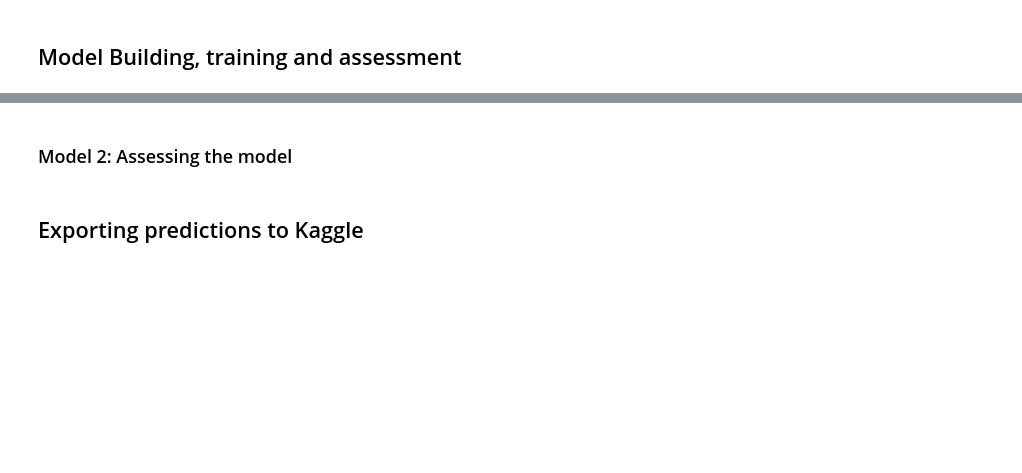
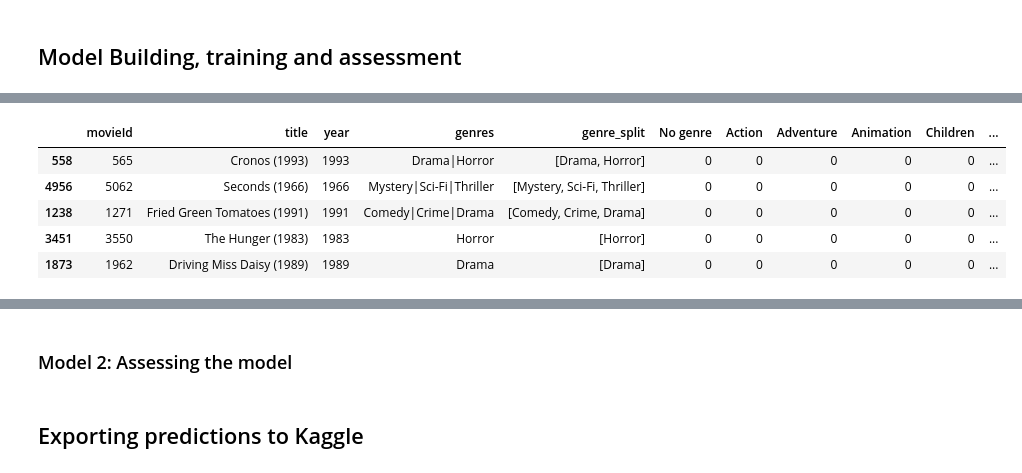
Before and after one commit to stanjaak123/Netflix-Recommender-using-Unsupervised-Machine-Learning-Clustering-, a Jupyter notebook: Netflix Recommender System.ipynb, the cells around one changed output, grey strips where cells are left out. Cells and saved outputs as stored; diff of their text form; code cells hidden in the pictures; blank space fills up the shorter version.

```diff
--- a/Netflix Recommender System.ipynb
+++ b/Netflix Recommender System.ipynb
@@ -897,0 +921,4 @@ ratings_f.head()
+# %%
+# Let's now run the cosine_similarity function to work out the similarity between each movie with each other movie.
+cosine_sim_authTags = cosine_similarity(tfidf_matrix, tfidf_matrix)
+print (cosine_sim_authTags.shape)
@@ -897,0 +927,4 @@ ratings_f.head()
+# %%
+#For the following function to work we will make the movie names the index and the index a column.
+indices = pd.Series(df_movies.index, index=df_movies['title'])
+indices
@@ -897,0 +945,34 @@ ratings_f.head()
+# %%
+#Let's now create a function that predicts the top N movies after a user watched a sepcific movie.
+def content_generate_top_N_recommendations(movie_title, N=10):
+    # Convert the string book title to a numeric index for our
+    # find the position of the book
+    b_idx = indices[movie_title]
+
+    # Extract all similarity values computed with the reference book title
+    sim_scores = list(enumerate(cosine_sim_authTags[b_idx]))
+
+    # Sort the values, keeping a copy of the original index of each value
+    sim_scores = sorted(sim_scores, key=lambda x: x[1], reverse=True)
+
+    # Select the top-N values for recommendation
+    sim_scores = sim_scores[1:N]
+
+    # Collect indexes
+    movie_indices = [i[0] for i in sim_scores]
+
+    # Convert the indexes back into titles
+    return df_movies.iloc[movie_indices]
+# %%
+#Let's create a test movie so that we can see if our function works
+test_movie = 'Father of the Bride Part II (1995)'
+# %%
+#Let's call the function created above with the test movie
+content_generate_top_N_recommendations(test_movie, N=10).head()
+# %% [output]
+|  | movieId | title | year | genres | genre_split | No genre | Action | Adventure | Animation | Children | ... |
+| 558 | 565 | Cronos (1993) | 1993 | Drama|Horror | [Drama, Horror] | 0 | 0 | 0 | 0 | 0 | ... |
+| 4956 | 5062 | Seconds (1966) | 1966 | Mystery|Sci-Fi|Thriller | [Mystery, Sci-Fi, Thriller] | 0 | 0 | 0 | 0 | 0 | ... |
+| 1238 | 1271 | Fried Green Tomatoes (1991) | 1991 | Comedy|Crime|Drama | [Comedy, Crime, Drama] | 0 | 0 | 0 | 0 | 0 | ... |
+| 3451 | 3550 | The Hunger (1983) | 1983 | Horror | [Horror] | 0 | 0 | 0 | 0 | 0 | ... |
+| 1873 | 1962 | Driving Miss Daisy (1989) | 1989 | Drama | [Drama] | 0 | 0 | 0 | 0 | 0 | ... |
```
Also changed, not shown: parts of 54 cells of this notebook.
